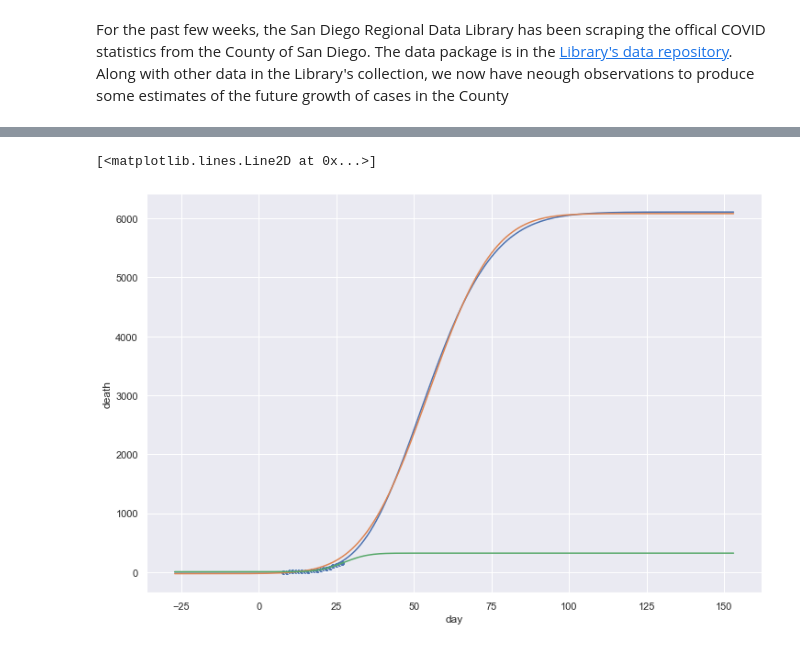
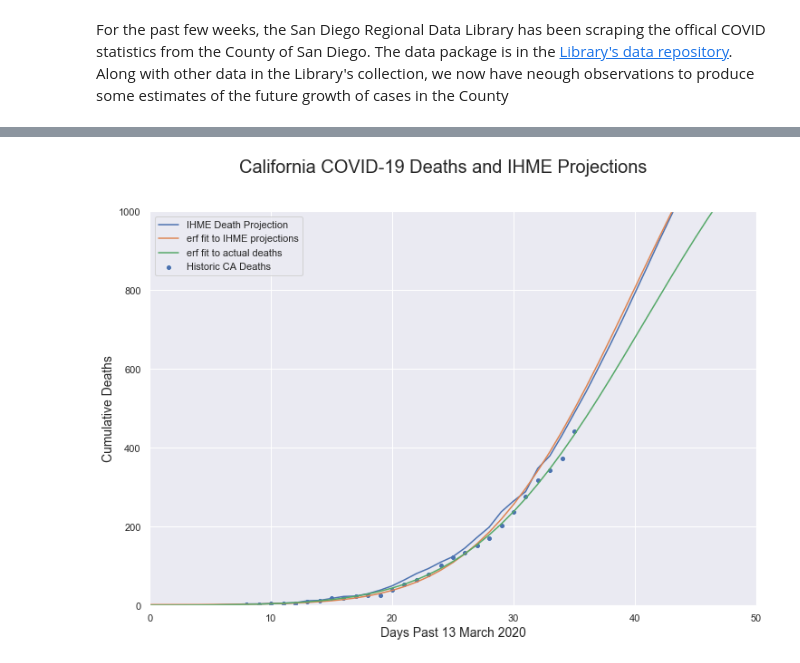
Before and after one commit to sandiegodata/covid19, a Jupyter notebook: Notebooks/San Diego.ipynb, the cells around one changed output, grey strips where cells are left out. Cells and saved outputs as stored; diff of their text form; code cells hidden in the pictures.

```diff
--- a/Notebooks/San Diego.ipynb
+++ b/Notebooks/San Diego.ipynb
@@ -40,8 +40,9 @@ from scipy.special import erf
 # %%
 
 pkg = mp.open_package('http://library.metatab.org/sandiegodata.org-covid19-1.2.0.csv') # .0 references the last upload
-df = pkg.resource('sd_covid_cases').dataframe().fillna(0)
+df = pkg.resource('sd_covid_cases').read_csv().fillna(0)
 df.drop(columns=['notes'], inplace=True)
+
 df['date'] = pd.to_datetime(df.date)
 start_date = df.iloc[0].date
 start_cases = df.iloc[0].cases
@@ -208,7 +228,7 @@ Zero growth at 23.761683014478358 days
 # %%
-pkg = mp.open_package('http://library.metatab.org/covidtracking.com-covid19-2.1.0.csv')
+pkg = mp.open_package('http://library.metatab.org/covidtracking.com-covid19-3.1.0.csv')
 
-states_df = pkg.resource('states').dataframe()
+states_df = pkg.resource('states').read_csv()
 # %%
 ca = states_df[states_df.state == 'CA'].copy().reset_index(drop=True)
 
@@ -282,36 +277,52 @@ dtype: object
 # %%
+
+#ihme = pd.read_csv('hospitalization_all_locs_corrected.csv', parse_dates=True)
+
+pkg = mp.open_package('http://library.metatab.org/healthdata.org-hospitalizations-1.1.0.csv')
+ihme = pkg.resource('hospitalizations').dataframe()
+ihme['date'] = pd.to_datetime(ihme.date)
+ihme['day'] = (ihme.date - ca.date.min()).dt.days
+
 t = ihme[ihme.location_name == 'California'].copy()
-t['date_reported'] = pd.to_datetime(t.date_reported)
-t['day'] = (t.date_reported - ca.date.min()).dt.days
 
 fig, ax = plt.subplots(figsize=(12,8))
 
 
 def func_logistic(x, loc, scale, a, b): # popt = (14,4, 800)
     return a*logistic.cdf(x+b, loc, scale)
 func_logistic = (14,4, 800,0)
 
 def func_norm(x, loc, scale, a, b):
     return a*norm.cdf(x, loc, scale) + b
 func_norm.popt = (14,4, 800,0)
 
 def func_erf(x, loc, scale, a, b):
     return a*erf( (x-loc) / scale ) + b
 func_erf.popt = (50,20,3000,3000)
 
 
 f = func_erf
 
 popt, pcov = curve_fit(f, t.day, t.deaths_mean.cumsum(), p0=f.popt)
 
 cat = ca.dropna(subset=['date','death'])
 
 popt2, pcov = curve_fit(f, cat.day, cat.death, p0=popt)
 
-ax.plot(t.day, t.deaths_mean.cumsum()) # Blue line, CA deaths estimate from IHME
-sns.scatterplot(ca.day, ca.death, ax=ax) # Actual death points for CA
-ax.plot(t.day, f(t.day, *popt)) # Orange curve fit to IHME estimate
-ax.plot(t.day, f(t.day, *popt2)) # Curve fit to points
+ax.plot(t.day, t.deaths_mean.cumsum(), label="IHME Death Projection") # Blue line, CA deaths estimate from IHME
+sns.scatterplot(ca.day, ca.death, ax=ax, label="Historic CA Deaths") # Actual death points for CA
+ax.plot(t.day, f(t.day, *popt), label="erf fit to IHME projections") # Orange curve fit to IHME estimate
+ax.plot(t.day, f(t.day, *popt2), label="erf fit to actual deaths") # Curve fit to points
+
+#ax.set_xlim(0,100)
+ax.set_xlim(0,50)
+ax.set_ylim(0,1000)
+
+ax.legend(loc='upper left');
+
+ax.set_xlabel('Days Past 13 March 2020', fontsize=14)
+ax.set_ylabel('Cumulative Deaths', fontsize=14)
+
+fig.suptitle("California COVID-19 Deaths and IHME Projections", fontsize=20);
 # %% [output]
-[<matplotlib.lines.Line2D at 0x...>]
-[figure, old version]
+[figure, new version]
```
Also changed, not shown: parts of 26 cells of this notebook, 9 other files.
